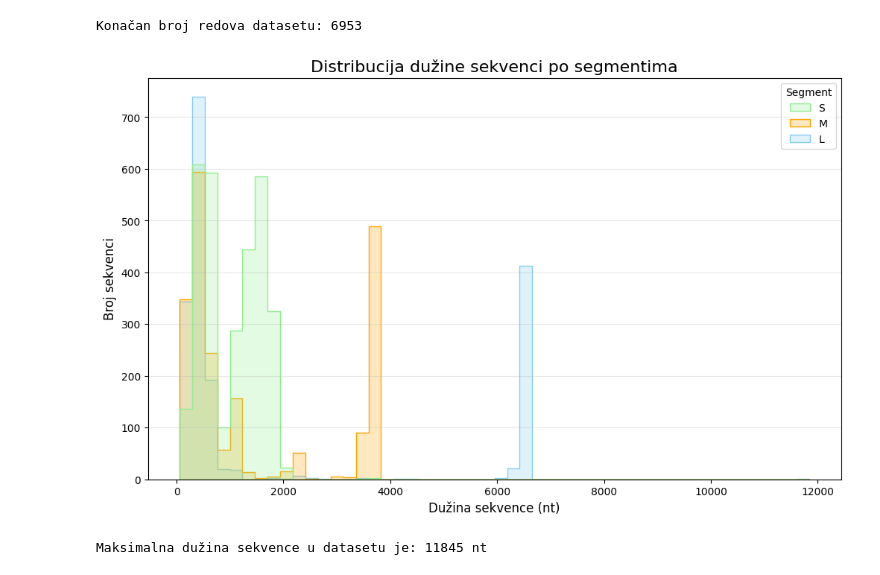
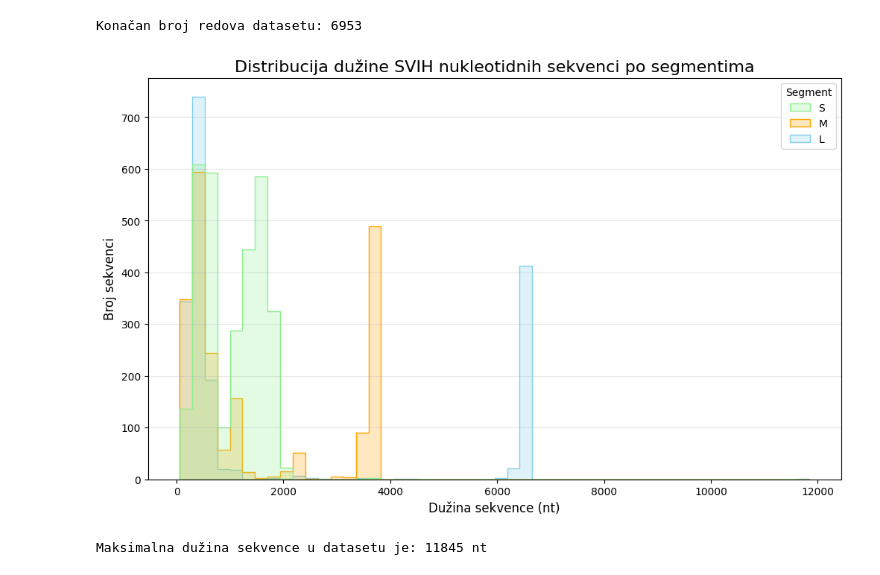
Before and after one commit to darijaeremija/hantavirus_kmer_clustering, a Jupyter notebook: preprocessing/build_dataset.ipynb, the cells around one changed output. Saved outputs shown, nothing was run; the diff lists cells and outputs as text; code cells hidden in the pictures.

Commit message:
Update plot title

```diff
--- a/preprocessing/build_dataset.ipynb
+++ b/preprocessing/build_dataset.ipynb
@@ -145,21 +145,21 @@ Konačan broj redova datasetu: 6953
 # %%
 plt.figure(figsize=(12, 7))
 
 sns.histplot(data=all_sequences,
              x=all_sequences['Sequence'].str.len(),
              hue='Segment',
              bins=50,
              kde=False,
              palette={'S': 'lightgreen', 'M': 'orange', 'L': 'skyblue'},
              element='step')
 
-plt.title('Distribucija dužine sekvenci po segmentima', fontsize=16)
+plt.title('Distribucija dužine SVIH nukleotidnih sekvenci po segmentima', fontsize=16)
 plt.xlabel('Dužina sekvence (nt)', fontsize=12)
 plt.ylabel('Broj sekvenci', fontsize=12)
 plt.grid(axis='y', alpha=0.3)
 plt.show()
 # %% [output]
-[figure, old version]
+[figure, new version]
 # %%
 max_len = all_sequences['Sequence'].str.len().max()
 print(f"Maksimalna dužina sekvence u datasetu je: {max_len} nt")
```
Also changed, not shown: parts of 4 cells of this notebook.
